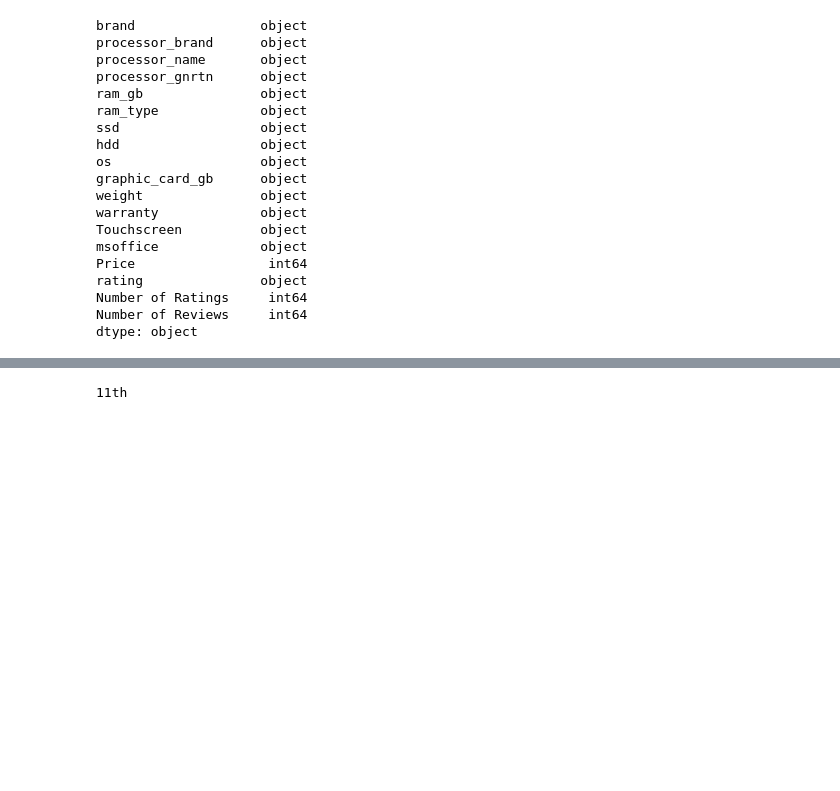
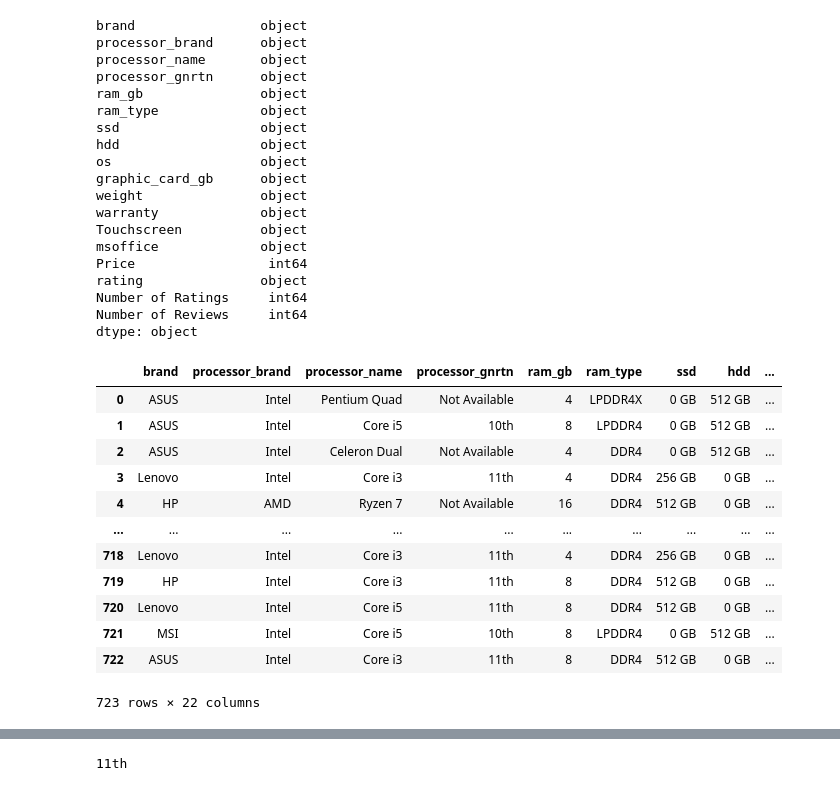
Before and after one commit to EsraaAlii/Electronic-Device-Rating-Prediction, a Jupyter notebook: electronics.ipynb, the cells around one changed output, grey strips where cells are left out. Saved outputs shown, nothing was run; the diff lists cells and outputs as text; code cells hidden in the pictures; blank space fills up the shorter version.

```diff
--- a/electronics.ipynb
+++ b/electronics.ipynb
@@ -65,3 +73,19 @@ electro['Number of Ratings']=electro['Number of Ratings'].astype('int')
+# %%
+electro
+# %% [output]
+|  | brand | processor_brand | processor_name | processor_gnrtn | ram_gb | ram_type | ssd | hdd | ... |
+| 0 | ASUS | Intel | Pentium Quad | Not Available | 4 | LPDDR4X | 0 GB | 512 GB | ... |
+| 1 | ASUS | Intel | Core i5 | 10th | 8 | LPDDR4 | 0 GB | 512 GB | ... |
+| 2 | ASUS | Intel | Celeron Dual | Not Available | 4 | DDR4 | 0 GB | 512 GB | ... |
+| 3 | Lenovo | Intel | Core i3 | 11th | 4 | DDR4 | 256 GB | 0 GB | ... |
+| 4 | HP | AMD | Ryzen 7 | Not Available | 16 | DDR4 | 512 GB | 0 GB | ... |
+| ... | ... | ... | ... | ... | ... | ... | ... | ... | ... |
+| 718 | Lenovo | Intel | Core i3 | 11th | 4 | DDR4 | 256 GB | 0 GB | ... |
+| 719 | HP | Intel | Core i3 | 11th | 8 | DDR4 | 512 GB | 0 GB | ... |
+| 720 | Lenovo | Intel | Core i5 | 11th | 8 | DDR4 | 512 GB | 0 GB | ... |
+| 721 | MSI | Intel | Core i5 | 10th | 8 | LPDDR4 | 0 GB | 512 GB | ... |
+| 722 | ASUS | Intel | Core i3 | 11th | 8 | DDR4 | 512 GB | 0 GB | ... |
+723 rows × 22 columns
 # %%
 print(electro.dtypes)
 # %% [output]
```
Also changed, not shown: parts of 19 cells of this notebook, 1 other file.
